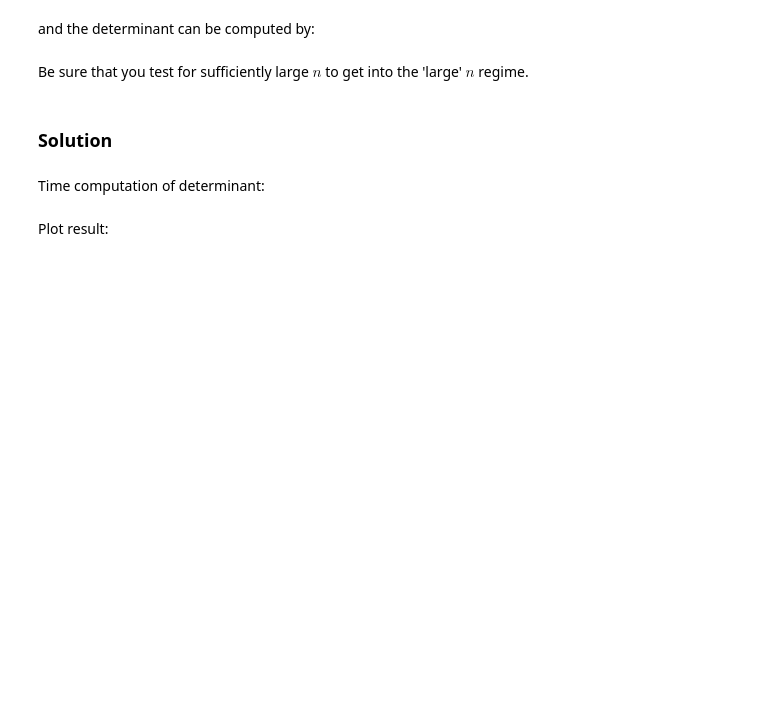
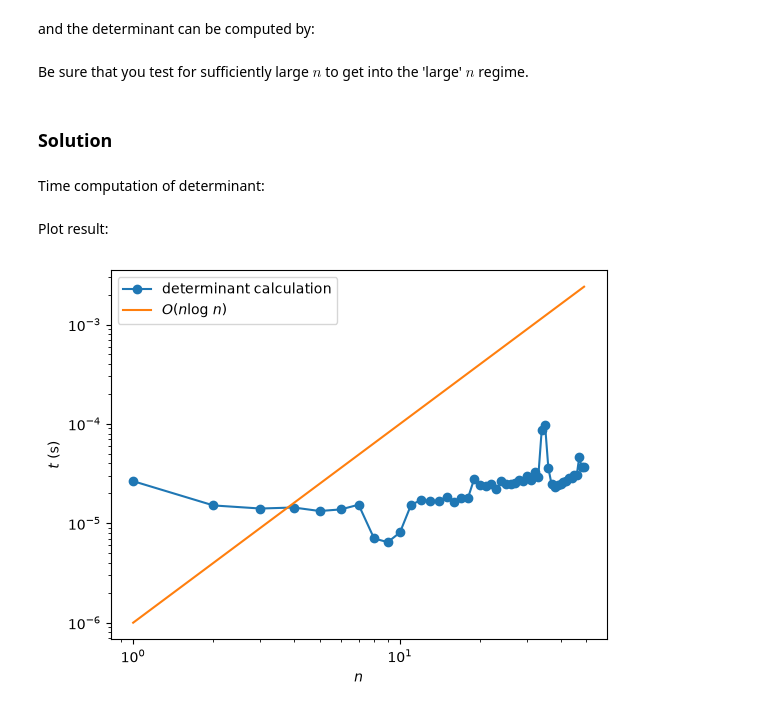
Before and after one commit to sc2664/PartIA-Computing-Michaelmas, a Jupyter notebook: Exercises/11 Exercises.ipynb, the cells around one changed output. Cells and saved outputs as stored; diff of their text form; code cells hidden in the pictures; blank space fills up the shorter version.

```diff
--- a/Exercises/11 Exercises.ipynb
+++ b/Exercises/11 Exercises.ipynb
@@ -96,2 +91,17 @@ N = 2**np.arange(2, 12)
+# %%
+# Create array of problem sizes we want to test
+N = np.arange(1, 50)
+
+# Initialise an empty array to stores times for plotting
+times = []
+
+# Time the determinant calculation for each problem size
+for n in N:
+
+    # determinant calculation function (repeating 3 times)
+    t = %timeit -q -n1 -r2 -o np.linalg.slogdet(np.random.rand(n, n))
+
+    # Store best case time
+    times.append(t.best)
 # %% [markdown]
 Plot result:
@@ -99,0 +108,15 @@ Plot result:
+# %%
+# Plot and label the time taken for linear search
+plt.plot(N, times, marker='o', label='determinant calculation')
+
+# Show reference line of O(n*log(n))
+plt.loglog(N, 1e-6*N**2, label='$O(n\log\, n)$')
+
+# Add legend
+plt.xlabel('$n$')
+plt.ylabel('$t$ (s)')
+plt.legend(loc=0)
+
+plt.show()
+# %% [output]
+[figure, added]
```
Also changed, not shown: parts of 3 cells of this notebook, 2 other files.
